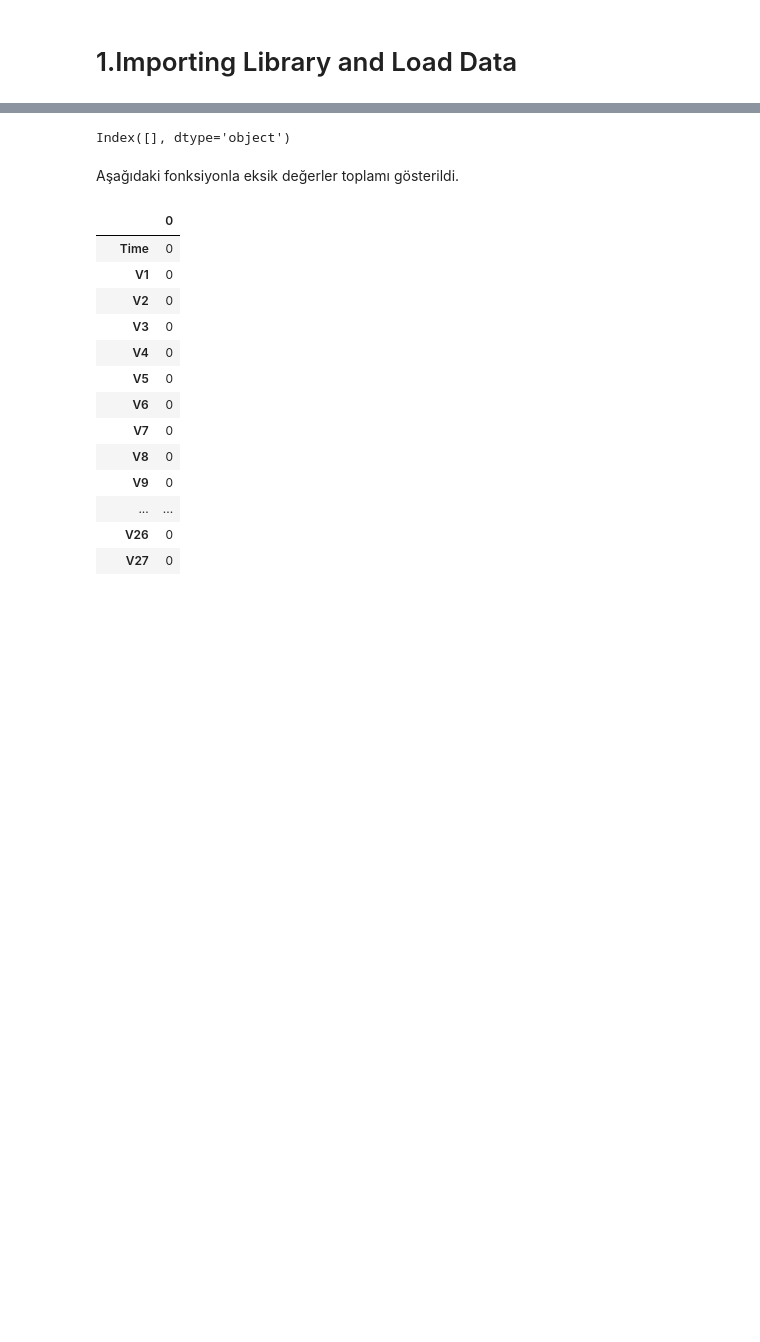
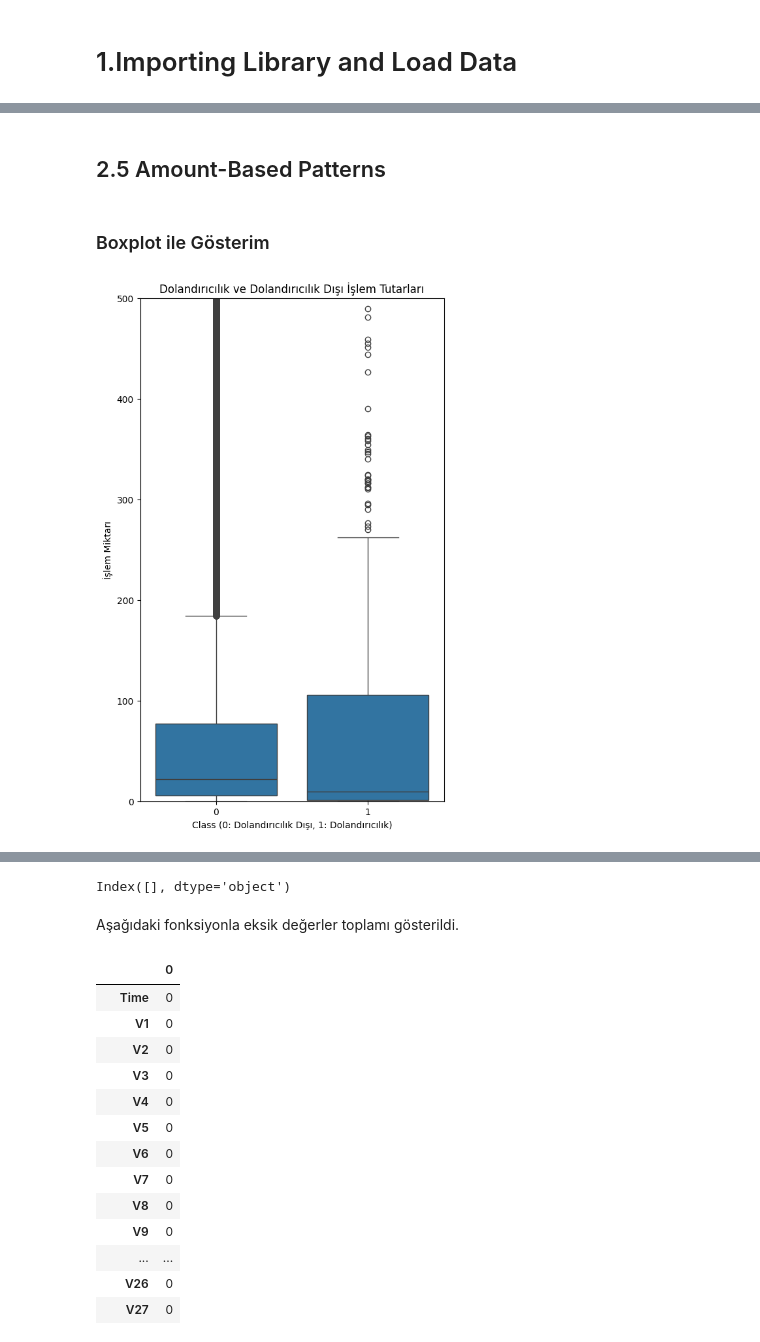
Before and after one commit to tanecee/copy_credit_card_fraud_detection, a Jupyter notebook: Copy_of_Credit_Card_Fraud_Detection.ipynb, the cells around one changed output, grey strips where cells are left out. Drawn from its saved outputs; the diff is of its cells as text; code cells hidden in the pictures; blank space fills up the shorter version.

```diff
--- a/Copy_of_Credit_Card_Fraud_Detection.ipynb
+++ b/Copy_of_Credit_Card_Fraud_Detection.ipynb
@@ -63,0 +198,14 @@ data = pd.read_csv('creditcard.csv')
+# %% [markdown]
+## 2.5 Amount-Based Patterns
+# %% [markdown]
+### Boxplot ile Gösterim
+# %%
+plt.figure(figsize=(6, 10))
+sns.boxplot(x=data['Class'], y=data['Amount'])
+plt.ylim(0, 500)  # Aşırı büyük işlemleri hariç tutarak görselliği iyileştir.
+plt.title("Dolandırıcılık ve Dolandırıcılık Dışı İşlem Tutarları")
+plt.xlabel("Class (0: Dolandırıcılık Dışı, 1: Dolandırıcılık)")
+plt.ylabel("İşlem Miktarı")
+plt.show()
+# %% [output]
+[figure, added]
```
Also changed, not shown: parts of 178 cells of this notebook.
